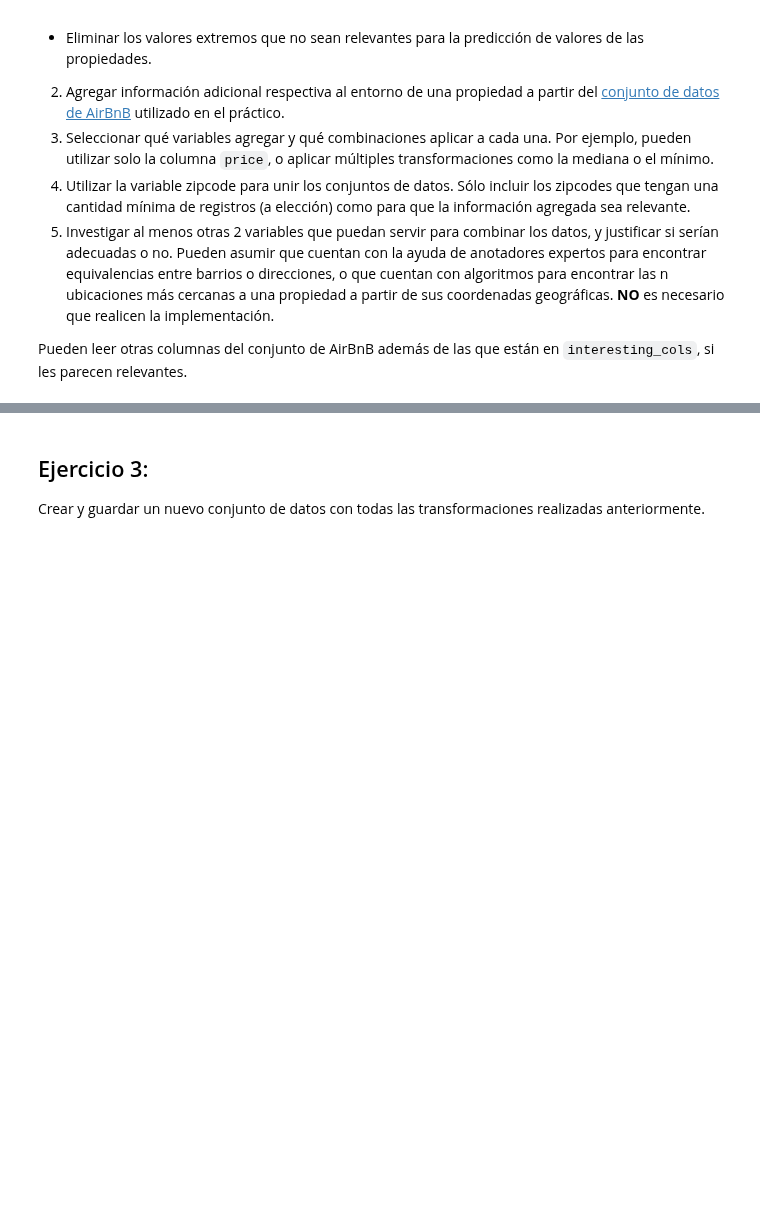
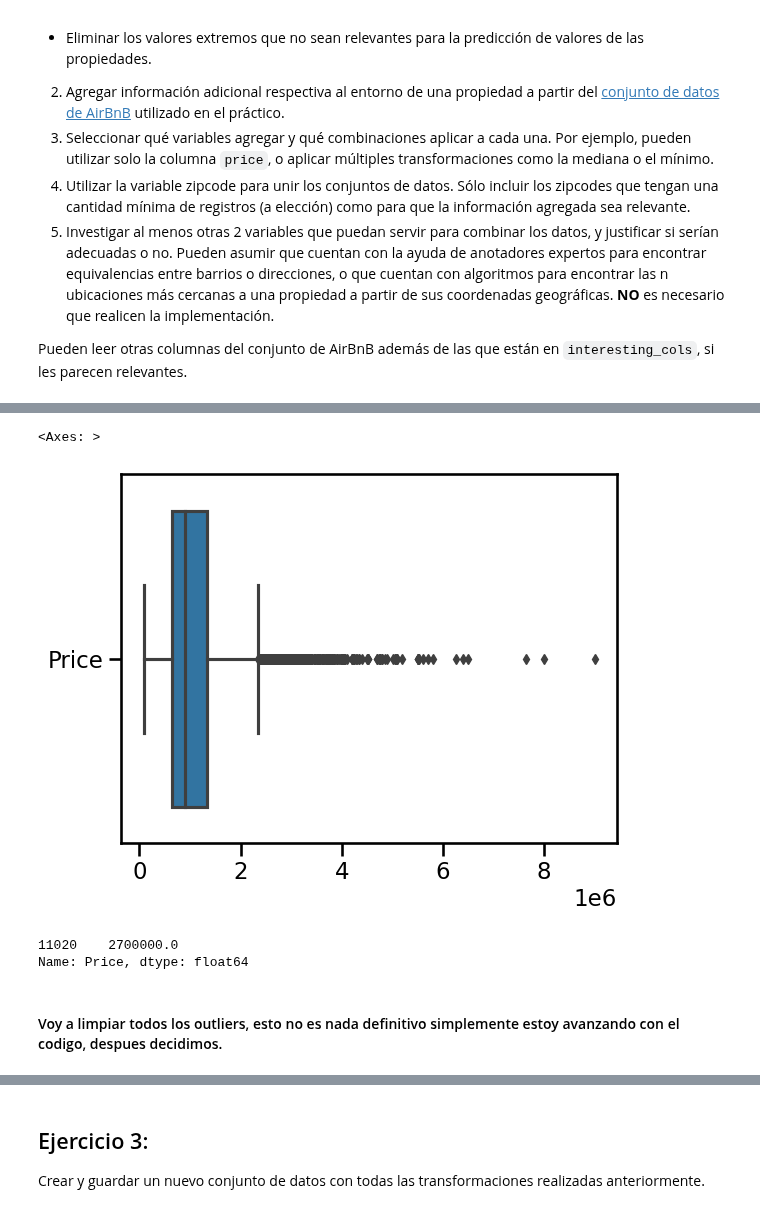
Before and after one commit to JeroFotinos/diplo_datos, a Jupyter notebook: Consignas_Entregable AEyC - Parte 1.ipynb, the cells around one changed output, grey strips where cells are left out. Cells and saved outputs as stored; diff of their text form; code cells hidden in the pictures; blank space fills up the shorter version.

```diff
--- a/Consignas_Entregable AEyC - Parte 1.ipynb
+++ b/Consignas_Entregable AEyC - Parte 1.ipynb
@@ -262,0 +322,13 @@ Pueden leer otras columnas del conjunto de AirBnB además de las que están en `
+# %%
+seaborn.boxplot(data=df_relevant_columns[['Price']],orient="h")
+# %% [output]
+<Axes: >
+[figure, added]
+# %%
+df_relevant_columns[df_relevant_columns['Landsize']==433014.000000]['Price']#We can see that the maximun value of 'Landsize'
+                                                                            #has a price of just 2.7e6, seems odd.
+# %% [output]
+11020    2700000.0
+Name: Price, dtype: float64
+# %% [markdown]
+#### Voy a limpiar todos los outliers, esto no es nada definitivo simplemente estoy avanzando con el codigo, despues decidimos.
```
Also changed, not shown: parts of 20 cells of this notebook, 1 other file.
